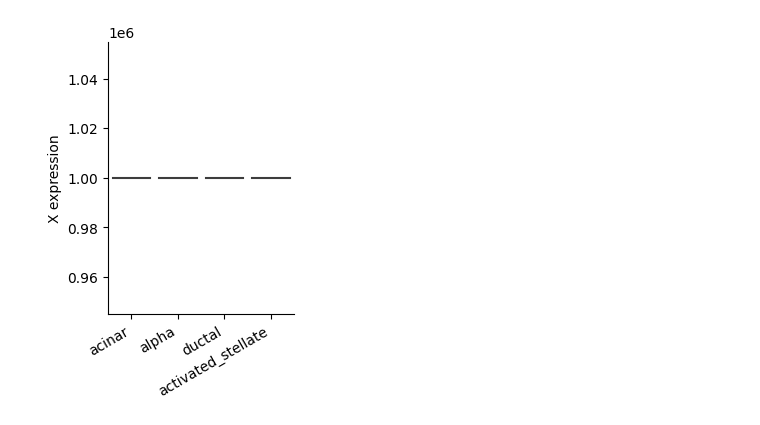
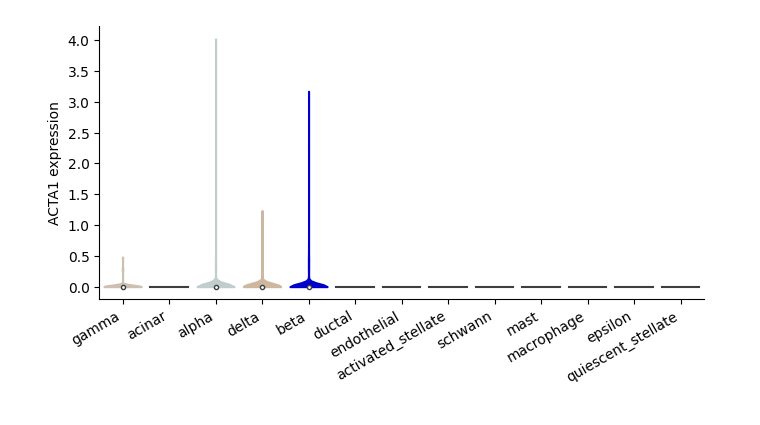
Before and after one commit to Bayer-Group/cellenium, a Jupyter notebook: data_import/postgres_python_plotting_devenv.ipynb, the cells around one changed output. Drawn from its saved outputs; the diff is of its cells as text; code cells hidden in the pictures.

Commit message:
add server-side violin plots

```diff
--- a/data_import/postgres_python_plotting_devenv.ipynb
+++ b/data_import/postgres_python_plotting_devenv.ipynb
@@ -8,7 +8,7 @@ import base64
 
 def sql_query(query):
     # postgres data retrieval with consistent output, both in the jupyter development
-    # environment and at runtime inside a plpython3u stored procedure
+    # environment (plpy is not available) and at runtime inside a plpython3u stored procedure
     try:
         import plpy
     except:
@@ -17,31 +17,43 @@ def sql_query(query):
         with engine.connect() as connection:
             r = connection.execute(text(query))
             return [row._mapping for row in r.fetchall()]
-
     r = plpy.execute(query)
     return [row for row in r]
 
-def get_annotated_samples_expression():
-    expression_records = sql_query("""
-        select e.omics_id, e.study_sample_ids, e.values
+def get_annotated_samples_expression(study_id:int, study_layer_id:int, omics_id:int, annotation_group_id: int):
+    expression_records = sql_query(f"""
+        select e.study_sample_ids, e.values
             from expression e
-        where e.study_layer_id=1 and e.omics_id=1000000""")
+        where e.study_layer_id={study_layer_id} and e.omics_id={omics_id}""")
     df = pd.DataFrame(expression_records)
     samples_expression_df = df.explode('study_sample_ids').drop(columns=['values'])
     samples_expression_df['value'] = df.explode('values')['values']
-    samples_expression_df
+    samples_expression_df = samples_expression_df.astype({'study_sample_ids': 'int32', 'value': 'float32'})
 
-    sample_annotation_records = sql_query("""
-        select av.display_value, array_agg(ssa.study_sample_id) study_sample_ids
-        from annotation a
-                 join annotation_value av on av.annotation_id = a.annotation_id
-                 join study_sample_annotation ssa on av.annotation_value_id = ssa.annotation_value_id
-        where a.h5ad_column = 'celltype' and ssa.study_id=1
-        group by av.annotation_value_id;  """)
+    sample_annotation_records = sql_query(f"""
+        select av.display_value, ssa.study_sample_ids
+        from   annotation_value av
+               join study_sample_annotation ssa on av.annotation_value_id = ssa.annotation_value_id
+        where av.annotation_group_id = {annotation_group_id} and ssa.study_id={study_id};  """)
     sample_annotation_df = pd.DataFrame(sample_annotation_records).explode('study_sample_ids').set_index('study_sample_ids')
-    sample_annotation_df
 
-    return samples_expression_df.join(sample_annotation_df, on='study_sample_ids')
+    # 'right' join and fillna:
+    # we need to identify 'not measured' samples and set their expression value to 0,
+    # otherwise scarce expression values lead to a high violin. It makes more sense to assume that the not measured
+    # cells have a low expression for the gene in question.
+    sample_annotation_values_df = samples_expression_df.join(sample_annotation_df, on='study_sample_ids', how='right')
+    sample_annotation_values_df.fillna(value=0.0, inplace=True)
+    sample_annotation_values_df.reset_index(drop=True, inplace=True)
+    return sample_annotation_values_df, sample_annotation_df, samples_expression_df
+
+def get_palette(annotation_group_id: int):
+    annotation_values = sql_query(f"select av.display_value, av.color from annotation_value av where av.annotation_group_id = {annotation_group_id}")
+    palette = {e['display_value']: e['color'] for e in annotation_values}
+    return palette
+
+def get_omics_symbol(omics_id: int):
+    r = sql_query(f"select display_symbol from omics_base where omics_id={omics_id}")
+    return r[0]['display_symbol']
 
 def seaborn_to_base64() -> str:
     s = io.BytesIO()
@@ -51,43 +63,47 @@ def seaborn_to_base64() -> str:
     return f"embedded-picture"
 
 # https://stackoverflow.com/questions/41567205/outer-lines-seaborn-violinplot-boxplot
 def _patch_violinplot_remove_violin_edge_line(ax):
     from matplotlib.collections import PolyCollection
     for art in ax.get_children():
         if isinstance(art, PolyCollection):
             art.set_edgecolor(art.get_facecolor())
 
-def generate_plot():
-    df = get_annotated_samples_expression()
+def generate_plot(study_id:int, study_layer_id:int, omics_id:int, annotation_group_id: int):
+    assert type(study_id) == int
+    assert type(study_layer_id) == int
+    assert type(omics_id) == int
+    assert type(annotation_group_id) == int
+    df,_,_ = get_annotated_samples_expression(study_id, study_layer_id, omics_id, annotation_group_id)
     groupByAttribute = 'display_value'
 
-    # code reuse
     unique_x_values = len(df[groupByAttribute].unique())
 
-    # TODO!
-    # we need to keep 'not measured' as 0, otherwise scarce expression values lead to a high violin
-    # df = df.replace({0: np.nan})
     max_x_values_chars = max([len(name) for name in df[groupByAttribute].unique()])
     fig, ax = plt.subplots(figsize=((unique_x_values * 1.0) * 0.6, (5 + max_x_values_chars * 0.05) * 0.6))
-    sns.violinplot(ax=ax, data=df, y='omics_id',
-                           x=groupByAttribute,
-                   #order=_get_ordered_attributevalues(df, groupByAttribute),
+    sns.violinplot(ax=ax, data=df, y='value',
+                           x='display_value', # annotation category
+                           #order=_get_ordered_attributevalues(df, groupByAttribute),
                            #hue=secondaryGroupByAttribute,
                            #hue_order=_get_ordered_attributevalues(df,
                            #                                       secondaryGroupByAttribute) if secondaryGroupByAttribute else None,
-                           #palette=palette,
+                           palette=get_palette(annotation_group_id),
                            saturation=1,
                            cut=0,
                            scale='width',
                            inner='box')
     # get rid of legend, which shows by default in 'hue' mode
     plt.legend([], [], frameon=False)
     _patch_violinplot_remove_violin_edge_line(ax)
     ax.set_xticklabels(ax.get_xticklabels(), rotation=30, ha='right')
-    ax.set(xlabel=None, ylabel=f"X expression")
+    ax.set(xlabel=None, ylabel=f"{get_omics_symbol(omics_id)} expression")
     sns.despine(fig)
 
-generate_plot()
+generate_plot(1, 1, 8356, 1)
+
+#generate_plot(20, 20, 8356, 4)
+#sample_annotation_values_df, sample_annotation_df, samples_expression_df = get_annotated_samples_expression(2, 2, 8356, 1)
+
 #seaborn_to_base64()
 # %% [output]
-[figure, old version]
+[figure, new version]
```
Also changed, not shown: parts of 3 cells of this notebook, 4 other files.
